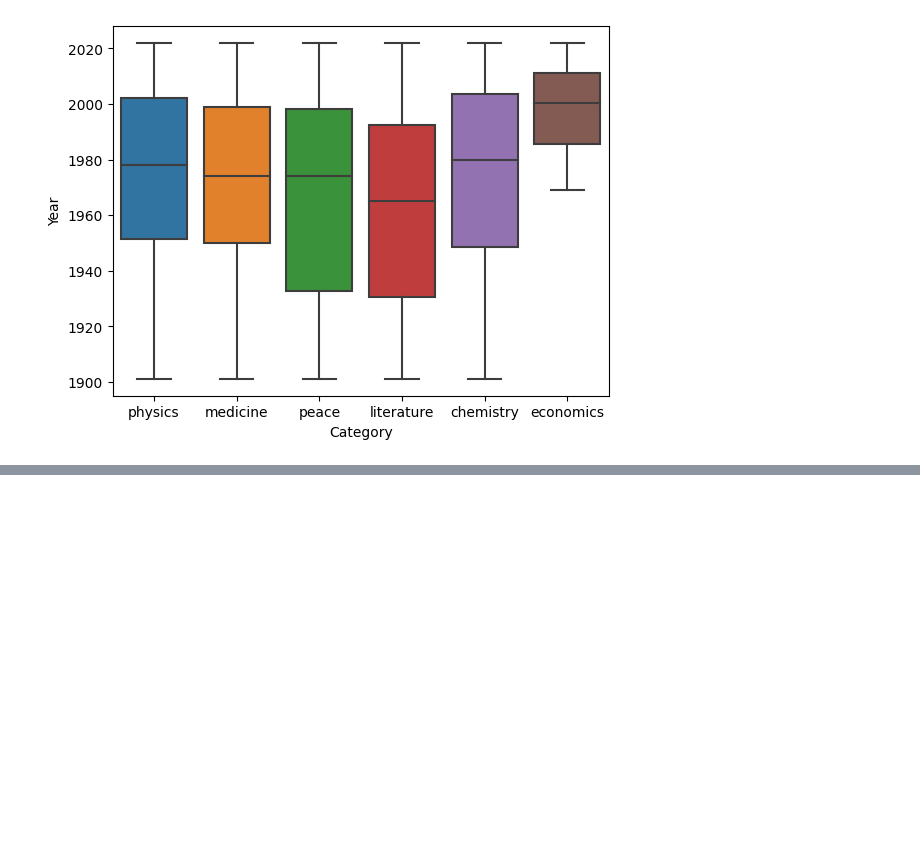
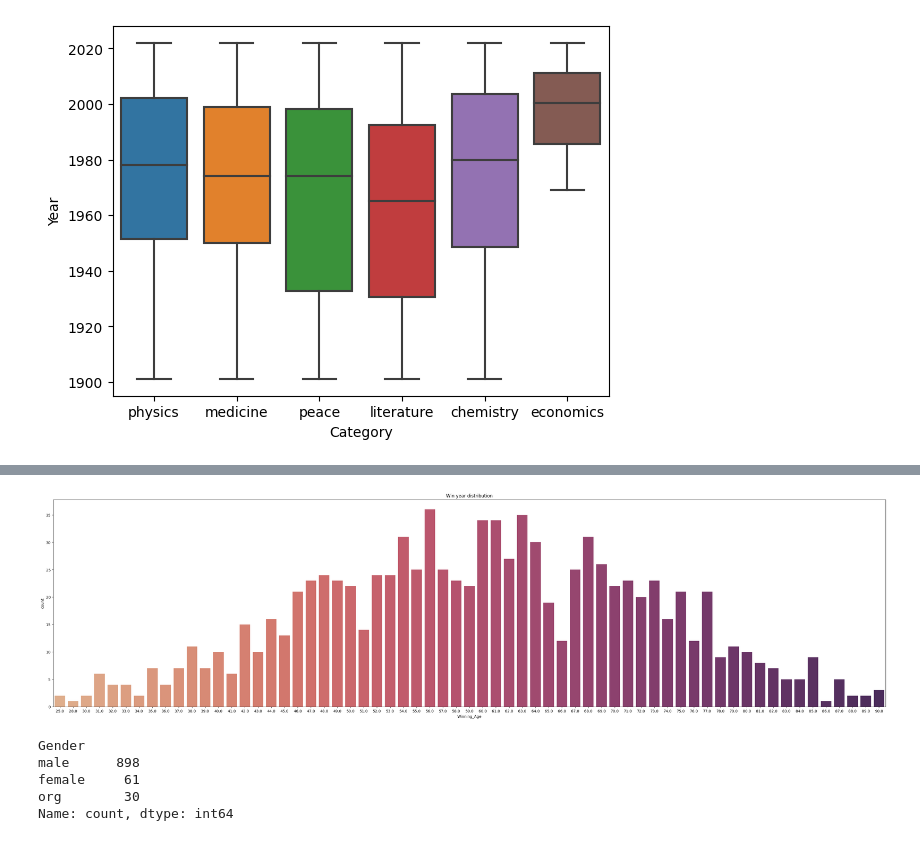
Before and after one commit to arunpsg07/Data-Analyst, a Jupyter notebook: Nobel Prize -EDA/nodel_prize_EDA.ipynb, the cells around one changed output, grey strips where cells are left out. Saved outputs shown, nothing was run; the diff lists cells and outputs as text; code cells hidden in the pictures; blank space fills up the shorter version.

```diff
--- a/Nobel Prize -EDA/nodel_prize_EDA.ipynb
+++ b/Nobel Prize -EDA/nodel_prize_EDA.ipynb
@@ -249,0 +338,15 @@ sns.boxplot(data=df,x='Category',y='Year')
+# %%
+plt.figure(figsize=(40,10))
+plt.title('Win year distribution')
+sns.countplot(data=df,x='Winning_Age',palette='flare')
+plt.show()
+# %% [output]
+[figure, added]
+# %%
+df.Gender.value_counts()
+# %% [output]
+Gender
+male      898
+female     61
+org        30
+Name: count, dtype: int64
```
Also changed, not shown: parts of 21 cells of this notebook.
